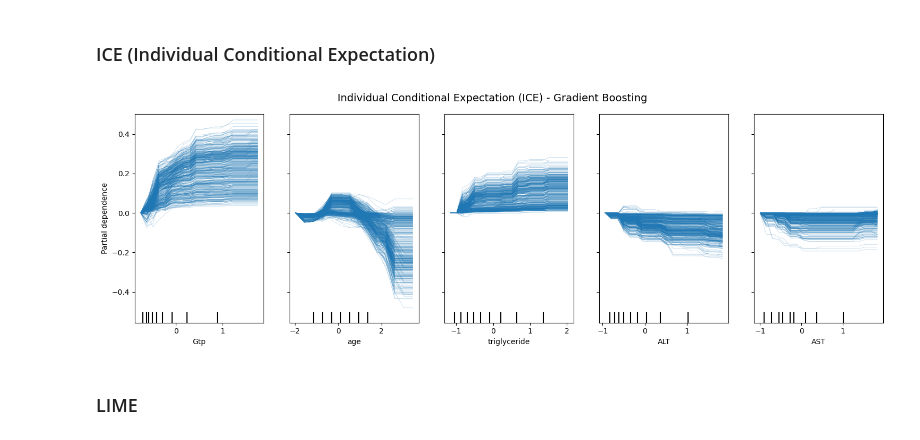
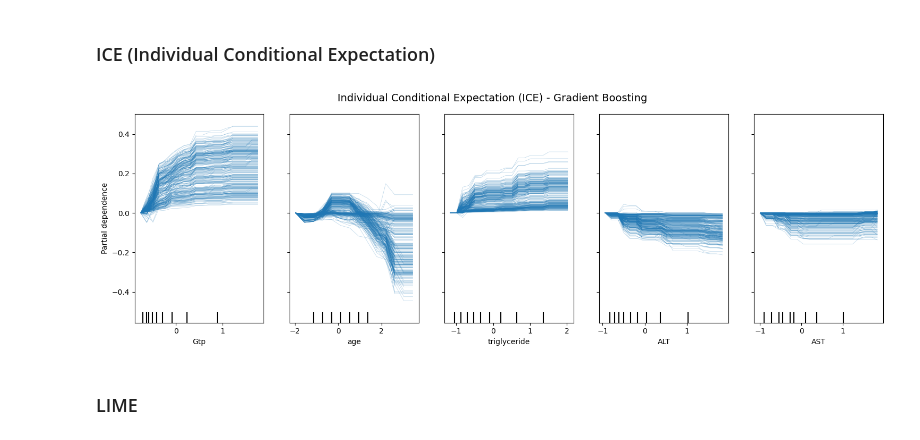
Before and after one commit to isabel6198/svm_tabac, a Jupyter notebook: notebooks/03_interpretation.ipynb, the cells around one changed output. Drawn from its saved outputs; the diff is of its cells as text; code cells hidden in the pictures.

```diff
--- a/notebooks/03_interpretation.ipynb
+++ b/notebooks/03_interpretation.ipynb
@@ -327,27 +326,27 @@ plt.show()
 # %%
 
 # Vérifier que les noms sont bien dans feature_names
 feature_indices = [feature_names.index(f) for f in features]
 
 # Tracé ICE
-_, ax = plt.subplots(figsize=(15, 5))  # 3 variables = 1 ligne
+_, ax = plt.subplots(figsize=(15, 5))
 PartialDependenceDisplay.from_estimator(
     model,
     X_test_prepared,  # déjà standardisé
     features=feature_indices,
     feature_names=feature_names,
     kind="individual",         # <- clé pour ICE
-    subsample=0.05,            # 5% des individus pour lisibilité
+    subsample=0.03,            # 5% des individus pour lisibilité
     grid_resolution=20,
     centered=True,             # centrer les courbes autour de la moyenne
     n_cols=6,
     ax=ax
 )
 plt.suptitle("Individual Conditional Expectation (ICE) - Gradient Boosting", fontsize=14)
 plt.tight_layout()
 plt.show()
 # %% [output]
-[figure, old version]
+[figure, new version]
 # %% [markdown]
 ### LIME
 # %%
```
Also changed, not shown: parts of 2 cells of this notebook, 4 other files.
